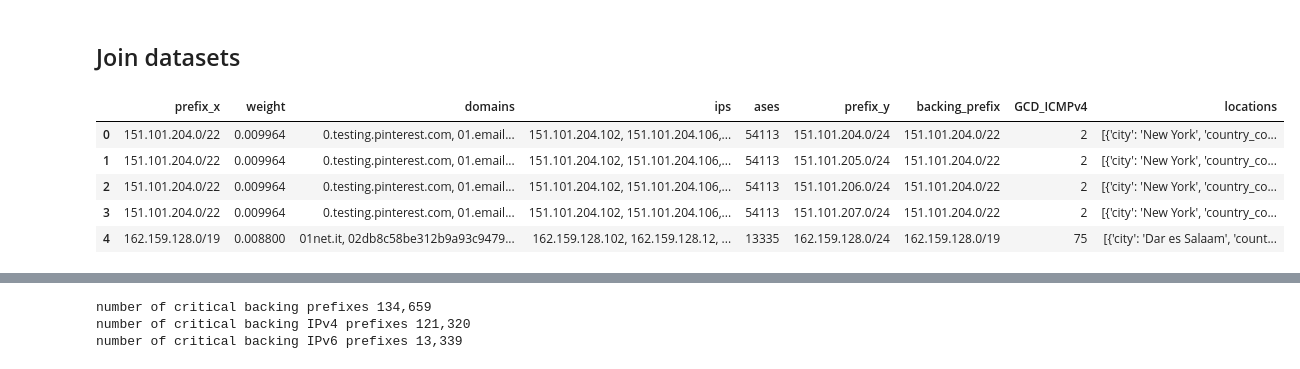
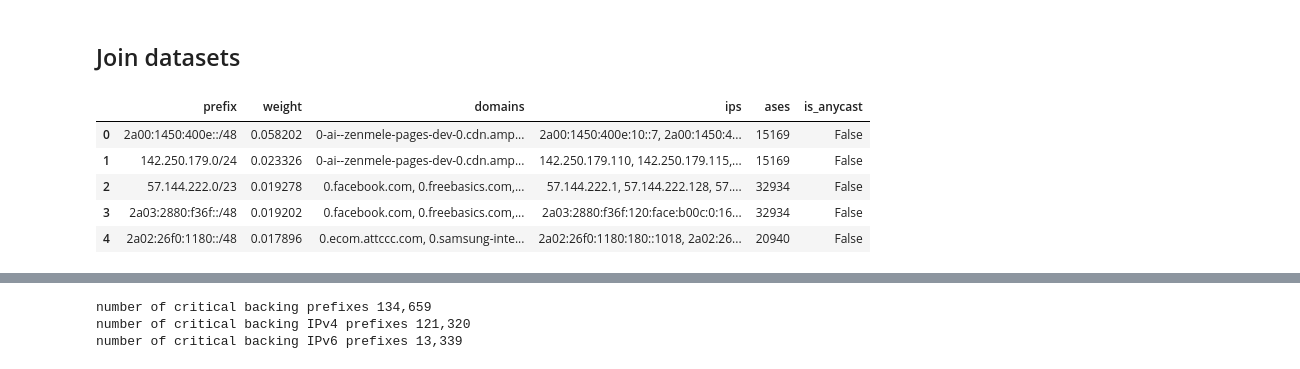
Before and after one commit to gustavoluvizotto/anycast-service-discovery, a Jupyter notebook: analysis/critical/critical.ipynb, the cells around one changed output, grey strips where cells are left out. Drawn from its saved outputs; the diff is of its cells as text; code cells hidden in the pictures.

Commit message:
topology and critical top list

```diff
--- a/analysis/critical/critical.ipynb
+++ b/analysis/critical/critical.ipynb
@@ -28,5 +31,5 @@ ts = datetime(2026, 2, 3)
 # %%
-top_prefix = pd.read_csv('prefix_top_list_ranked.csv')
+top_prefix = pd.read_csv('prefix_top_list_ranked.csv.gz')
 top_prefix
 # %% [output]
 |  | prefix | weight | domains | ips | ases |
@@ -45,13 +52,13 @@ top_prefix
 # %% [markdown]
 ## load in anycast prefixes
 # %%
-census = census_helper.download_date(ts.year, ts.month, ts.day, 'v4')
+census_v4 = census_helper.download_date(ts.year, ts.month, ts.day, 'v4')
 # filter on GCD-confirmed (high-confidence)
-census = census[census['GCD_ICMPv4'] > 1]
+census_v4 = census_v4[census_v4['GCD_ICMPv4'] > 1]
 # filter on relevant columns
-census = census[['prefix', 'backing_prefix', 'GCD_ICMPv4', 'locations']]
+census_v4 = census_v4[['prefix', 'backing_prefix', 'GCD_ICMPv4', 'locations']]
 
-census.head()
+census_v4.head()
 # %% [output]
 |  | prefix | backing_prefix | GCD_ICMPv4 | locations |
 | 0 | 1.0.0.0/24 | 1.0.0.0/24 | 75 | [{'city': 'Bangalore', 'country_c... |
@@ -68,19 +75,26 @@ number of backing anycast prefixes 5,148
 # %% [markdown]
 ## Join datasets
 # %%
-census_critical = pd.merge(
-    top_prefix,
-    census,
-    left_on='prefix',
-    right_on='backing_prefix',
-    how='inner',
-)
+# census_critical = pd.merge(
+#     top_prefix,
+#     census_v4[['backing_prefix']],
+#     left_on='prefix',
+#     right_on='backing_prefix',
+#     how='left',
+# )
+
+top_prefix['is_anycast'] = top_prefix['prefix'].isin(census_v4['backing_prefix'])
+census_critical = top_prefix.copy()
+
+# census_critical['is_anycast'] = census_critical['backing_prefix'].notna()
+# # drop backing_prefix
+# census_critical.drop('backing_prefix', axis=1, inplace=True)
 
 census_critical.head()
 # %% [output]
-|  | prefix_x | weight | domains | ips | ases | prefix_y | backing_prefix | GCD_ICMPv4 | locations |
-| 0 | 151.101.204.0/22 | 0.009964 | 0.testing.pinterest.com, 01.email... | 151.101.204.102, 151.101.204.106,... | 54113 | 151.101.204.0/24 | 151.101.204.0/22 | 2 | [{'city': 'New York', 'country_co... |
-| 1 | 151.101.204.0/22 | 0.009964 | 0.testing.pinterest.com, 01.email... | 151.101.204.102, 151.101.204.106,... | 54113 | 151.101.205.0/24 | 151.101.204.0/22 | 2 | [{'city': 'New York', 'country_co... |
-| 2 | 151.101.204.0/22 | 0.009964 | 0.testing.pinterest.com, 01.email... | 151.101.204.102, 151.101.204.106,... | 54113 | 151.101.206.0/24 | 151.101.204.0/22 | 2 | [{'city': 'New York', 'country_co... |
-| 3 | 151.101.204.0/22 | 0.009964 | 0.testing.pinterest.com, 01.email... | 151.101.204.102, 151.101.204.106,... | 54113 | 151.101.207.0/24 | 151.101.204.0/22 | 2 | [{'city': 'New York', 'country_co... |
-| 4 | 162.159.128.0/19 | 0.008800 | 01net.it, 02db8c58be312b9a93c9479... | 162.159.128.102, 162.159.128.12, ... | 13335 | 162.159.128.0/24 | 162.159.128.0/19 | 75 | [{'city': 'Dar es Salaam', 'count... |
+|  | prefix | weight | domains | ips | ases | is_anycast |
+| 0 | 2a00:1450:400e::/48 | 0.058202 | 0-ai--zenmele-pages-dev-0.cdn.amp... | 2a00:1450:400e:10::7, 2a00:1450:4... | 15169 | False |
+| 1 | 142.250.179.0/24 | 0.023326 | 0-ai--zenmele-pages-dev-0.cdn.amp... | 142.250.179.110, 142.250.179.115,... | 15169 | False |
+| 2 | 57.144.222.0/23 | 0.019278 | 0.facebook.com, 0.freebasics.com,... | 57.144.222.1, 57.144.222.128, 57.... | 32934 | False |
+| 3 | 2a03:2880:f36f::/48 | 0.019202 | 0.facebook.com, 0.freebasics.com,... | 2a03:2880:f36f:120:face:b00c:0:16... | 32934 | False |
+| 4 | 2a02:26f0:1180::/48 | 0.017896 | 0.ecom.attccc.com, 0.samsung-inte... | 2a02:26f0:1180:180::1018, 2a02:26... | 20940 | False |
```
Also changed, not shown: parts of 37 cells of this notebook, 1 other file.
